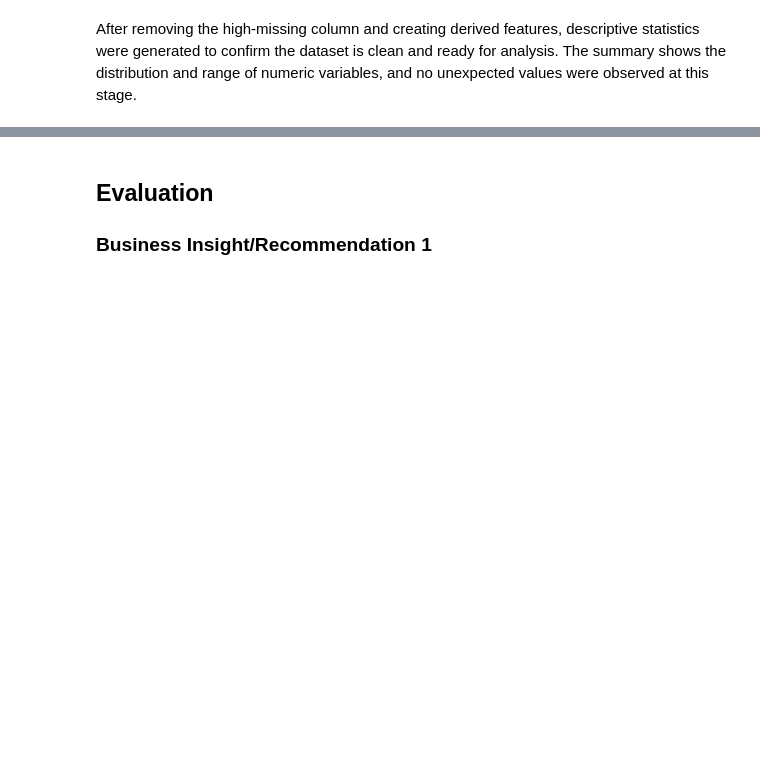
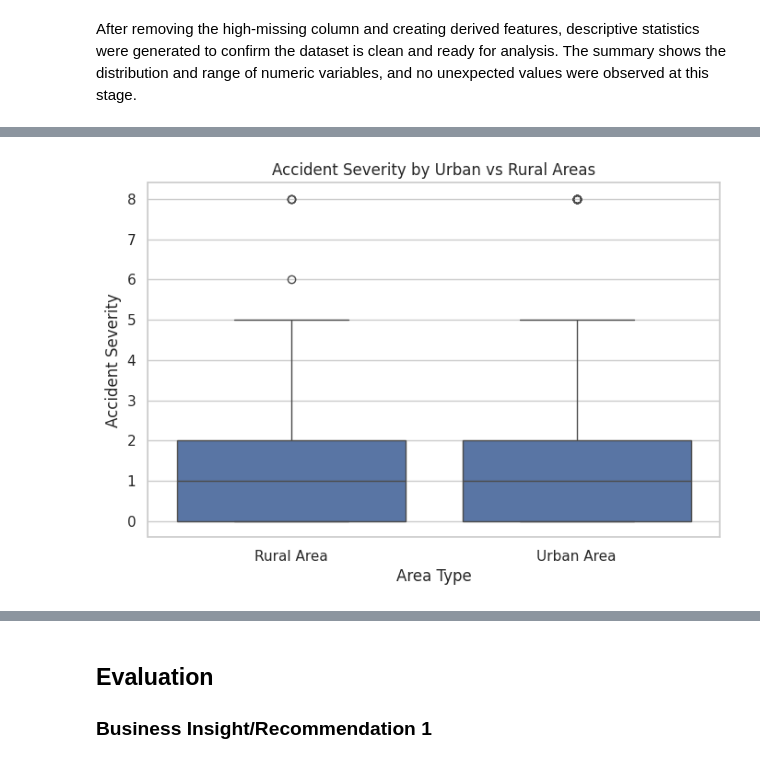
Before and after one commit to Bhojraj123/DS_Capstone_US_Traffic_Accident, a Jupyter notebook: DS_Capstone_Notebook.ipynb, the cells around one changed output, grey strips where cells are left out. Saved outputs shown, nothing was run; the diff lists cells and outputs as text; code cells hidden in the pictures; blank space fills up the shorter version.

```diff
--- a/DS_Capstone_Notebook.ipynb
+++ b/DS_Capstone_Notebook.ipynb
@@ -126,0 +165,10 @@ Text here
+# %%
+#How do time, weather, and road conditions relate to accident severity?
+plt.figure(figsize=(8,5))
+sns.boxplot(x="Urban_Rural", y="MAXSEV_IM", data=df)
+plt.title("Accident Severity by Urban vs Rural Areas")
+plt.xlabel("Area Type")
+plt.ylabel("Accident Severity")
+plt.show()
+# %% [output]
+[figure, added]
```
Also changed, not shown: parts of 11 cells of this notebook.
